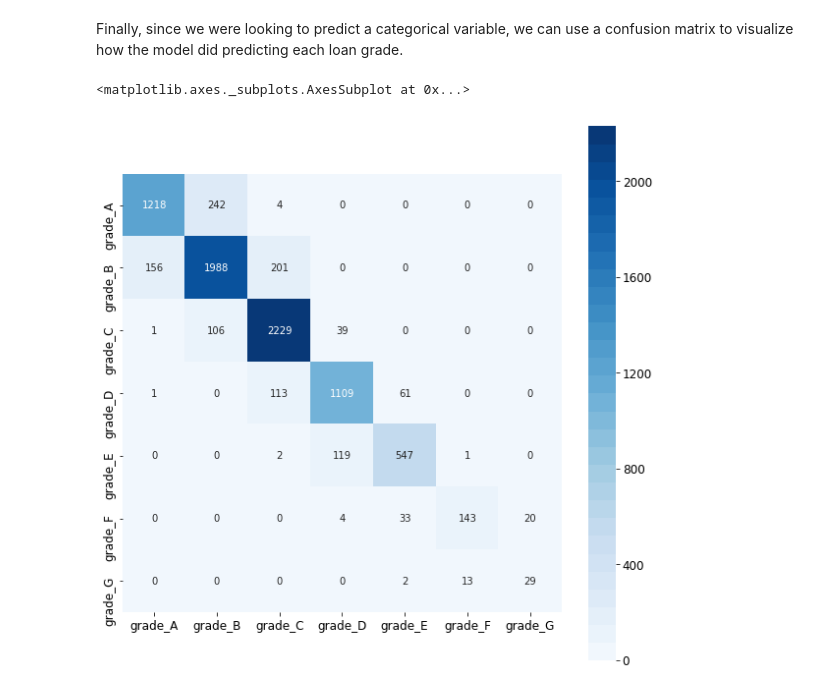
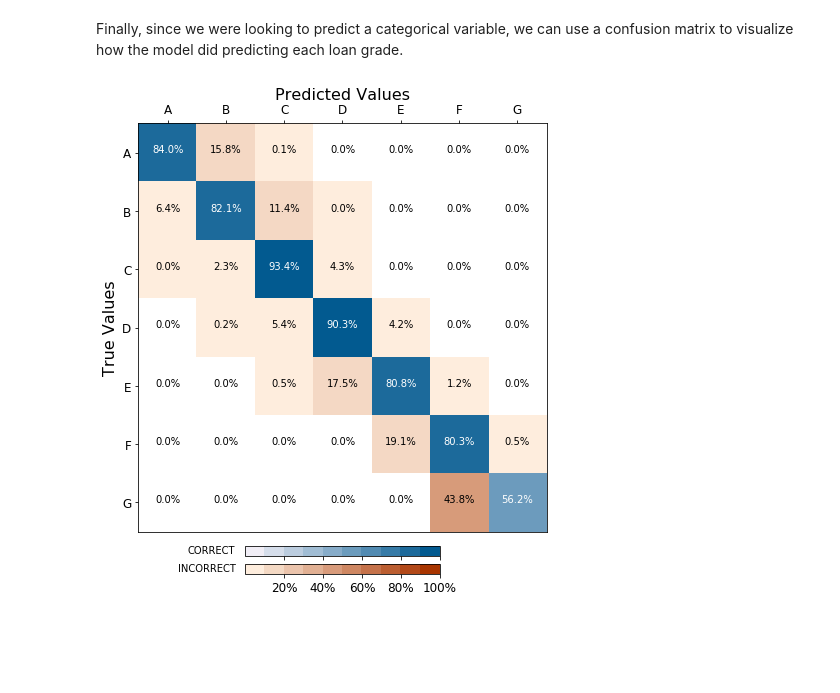
Before and after one commit to jamesandersen/aws-machine-learning-demo, a Jupyter notebook: keras-deeplearning/train-model/lending-club-loan-grades.ipynb, the cells around one changed output. Saved outputs shown, nothing was run; the diff lists cells and outputs as text; code cells hidden in the pictures; blank space fills up the shorter version.

Commit message:
Fix styling of confusion matrix to better match AWS

```diff
--- a/keras-deeplearning/train-model/lending-club-loan-grades.ipynb
+++ b/keras-deeplearning/train-model/lending-club-loan-grades.ipynb
@@ -221,14 +222,13 @@ Test Set Accuracy: 86.60%
 # %% [markdown]
 Finally, since we were looking to predict a categorical variable, we can use a confusion matrix to visualize how the model did predicting each loan grade.
-# %%
-from sklearn.metrics import confusion_matrix
-
-# Confusion matrix
-cfn_matrix = confusion_matrix(y_test_vals, y_pred_vals)
-cfn_frame = pd.DataFrame(cfn_matrix, index=helper.y_test.columns, columns=helper.y_test.columns)
-
-plt.figure(figsize=(10, 10))
-sns.heatmap(cfn_frame, square=True, cmap=sns.color_palette("Blues", 30), annot=cfn_matrix, fmt='g')
-# %% [output]
-<matplotlib.axes._subplots.AxesSubplot at 0x...>
-[figure, removed]
+# %%
+from sklearn.metrics import confusion_matrix
+
+from importlib import reload
+reload(plots)
+
+# Confusion matrix
+cfn_matrix = confusion_matrix(y_test_vals, y_pred_vals).astype(float)
+plots.plot_confusion_matrix(cfn_matrix, [l for l in "ABCDEFG"])
+# %% [output]
+[figure, added]
```
Also changed, not shown: parts of 6 cells of this notebook, 2 other files.
